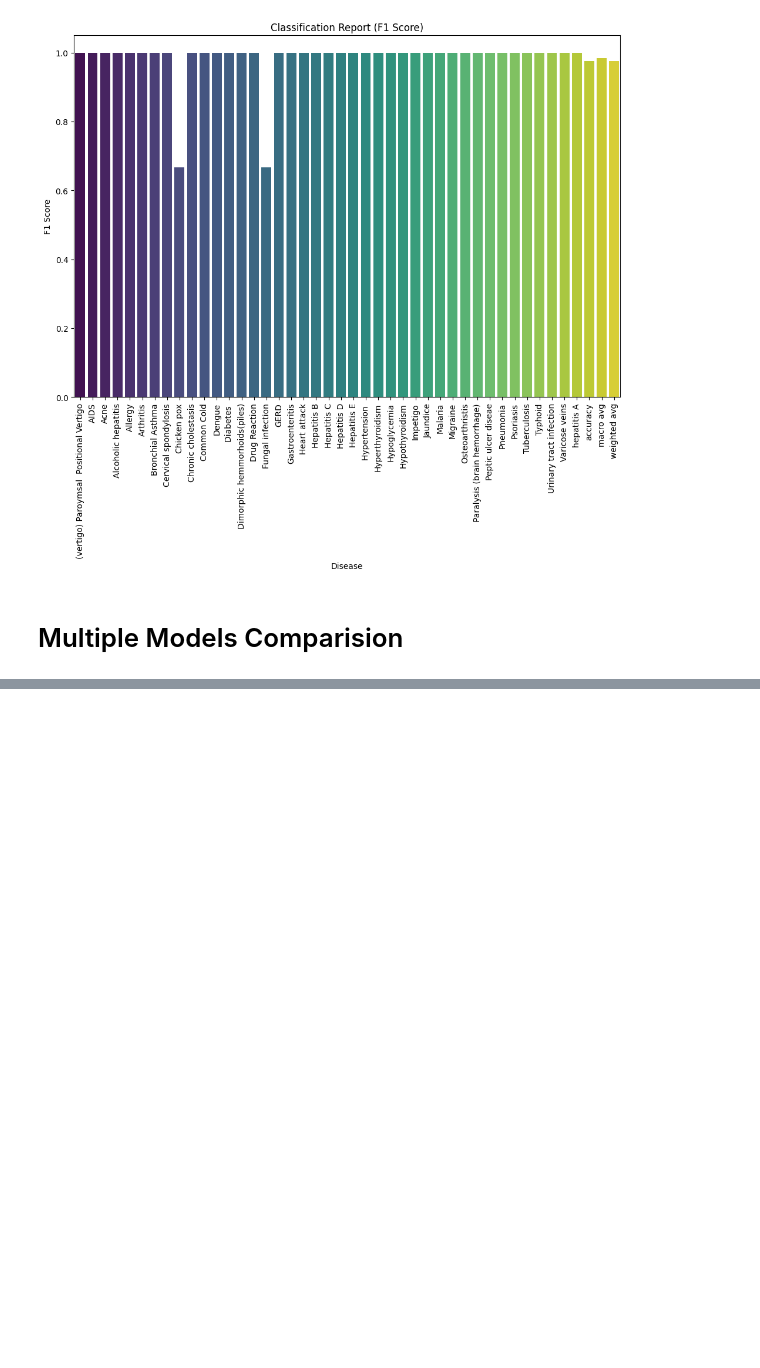
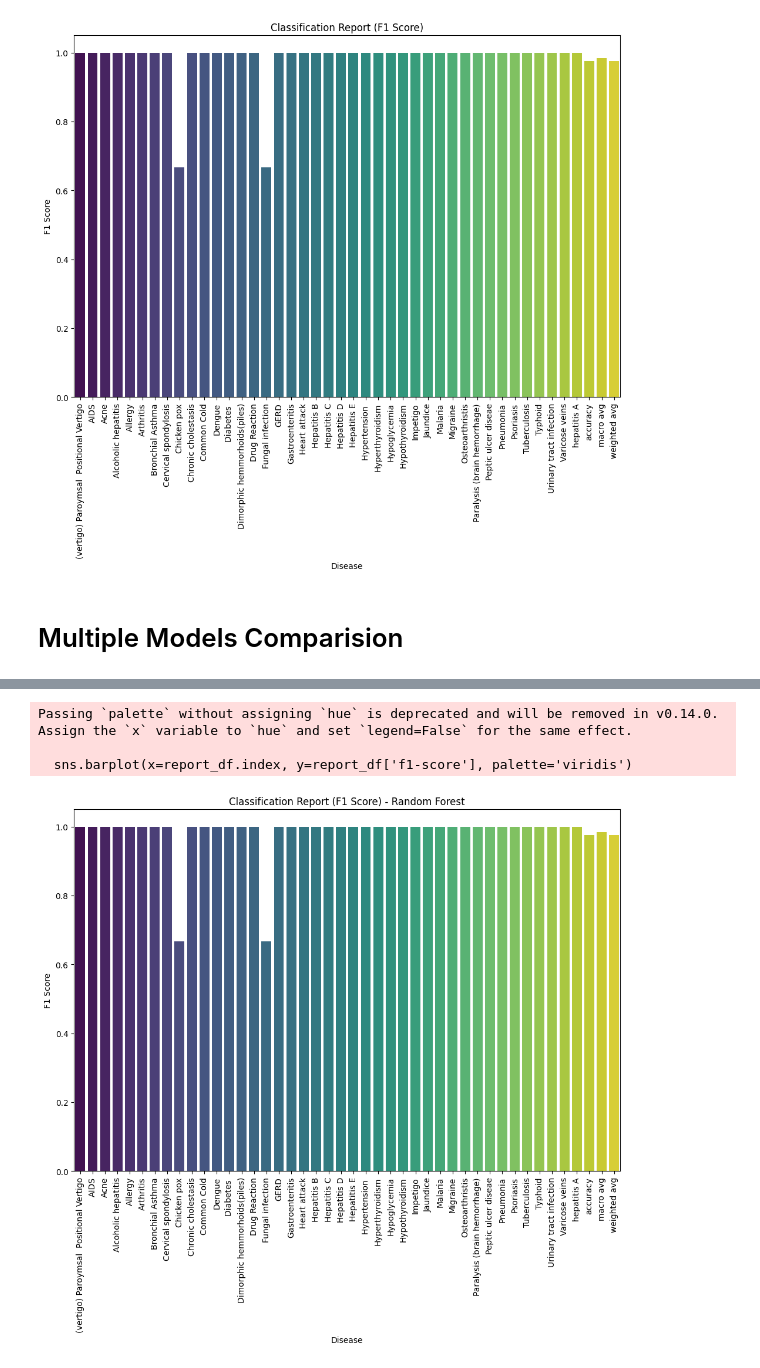
Before and after one commit to instax-dutta/CodeAlpha_DiseasePrediction, a Jupyter notebook: Diesease_Detection.ipynb, the cells around one changed output, grey strips where cells are left out. Cells and saved outputs as stored; diff of their text form; code cells hidden in the pictures; blank space fills up the shorter version.

```diff
--- a/Diesease_Detection.ipynb
+++ b/Diesease_Detection.ipynb
@@ -148,0 +184,3 @@ Passing `palette` without assigning `hue` is deprecated and will be removed in v
+# %%
+# Split the training data into training and validation sets
+X_train_split, X_val, y_train_split, y_val = train_test_split(X_train_scaled, y_train, test_size=0.2, random_state=42)
@@ -148,0 +282,15 @@ Passing `palette` without assigning `hue` is deprecated and will be removed in v
+# %%
+# Plotting the classification report
+report_df = pd.DataFrame(test_report).transpose()
+plt.figure(figsize=(12, 8))
+sns.barplot(x=report_df.index, y=report_df['f1-score'], palette='viridis')
+plt.xticks(rotation=90)
+plt.xlabel('Disease')
+plt.ylabel('F1 Score')
+plt.title(f'Classification Report (F1 Score) - {best_model_name}')
+plt.show()
+# %% [output]
+Passing `palette` without assigning `hue` is deprecated and will be removed in v0.14.0. Assign the `x` variable to `hue` and set `legend=False` for the same effect.
+
+  sns.barplot(x=report_df.index, y=report_df['f1-score'], palette='viridis')
+[figure, added]
```
Also changed, not shown: parts of 13 cells of this notebook, 1 other file.
